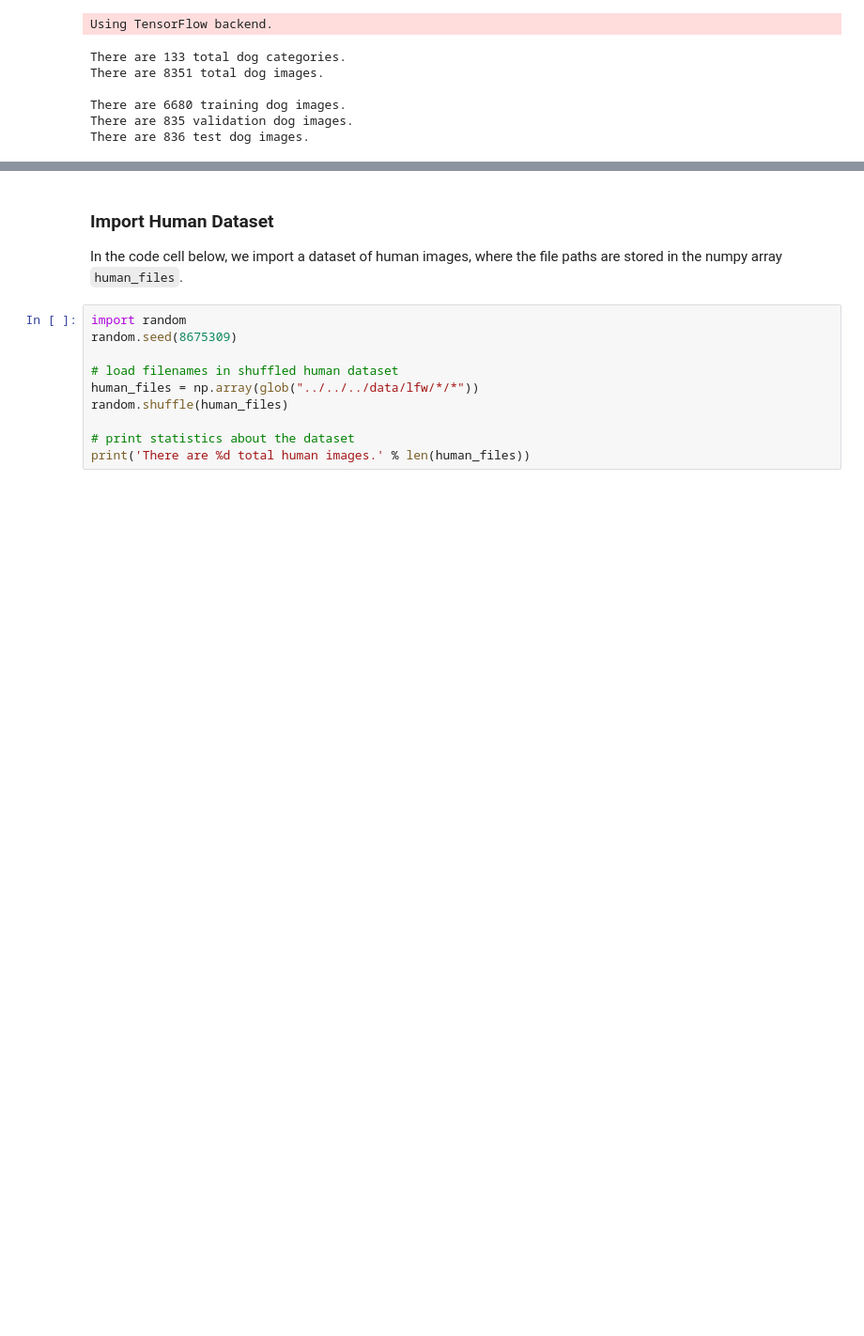
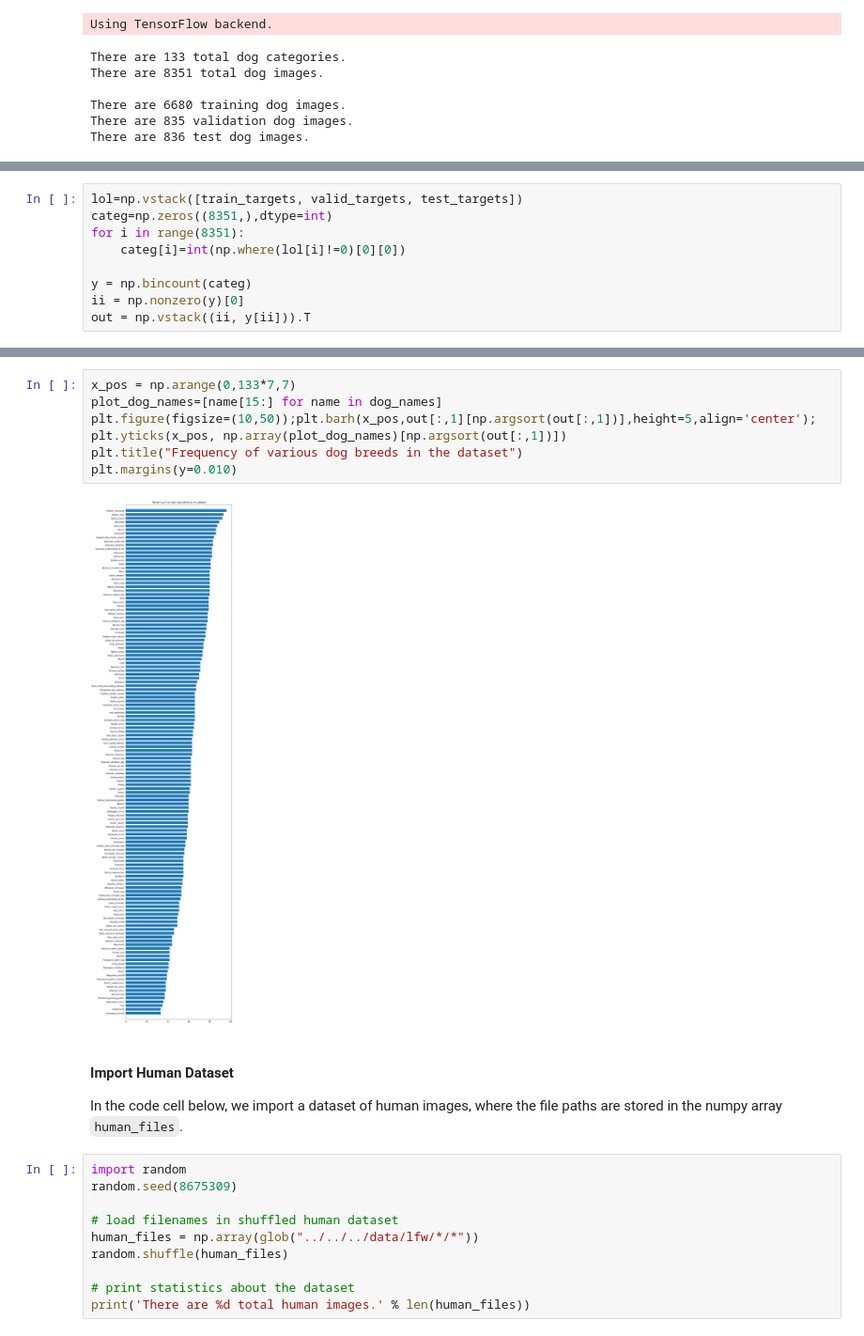
Before and after one commit to ankitpt/dog_breed_classifier, a Jupyter notebook: dog_app.ipynb, the cells around one changed output, grey strips where cells are left out. Shown at 94% size. Cells and saved outputs as stored; diff of their text form; blank space fills up the shorter version.

```diff
--- a/dog_app.ipynb
+++ b/dog_app.ipynb
@@ -93,0 +109,9 @@ There are 836 test dog images.
+# %%
+lol=np.vstack([train_targets, valid_targets, test_targets])
+categ=np.zeros((8351,),dtype=int)
+for i in range(8351):
+    categ[i]=int(np.where(lol[i]!=0)[0][0])
+
+y = np.bincount(categ)
+ii = np.nonzero(y)[0]
+out = np.vstack((ii, y[ii])).T
@@ -94,5 +132,14 @@ There are 836 test dog images.
+# %%
+x_pos = np.arange(0,133*7,7)
+plot_dog_names=[name[15:] for name in dog_names]
+plt.figure(figsize=(10,50));plt.barh(x_pos,out[:,1][np.argsort(out[:,1])],height=5,align='center');
+plt.yticks(x_pos, np.array(plot_dog_names)[np.argsort(out[:,1])])
+plt.title("Frequency of various dog breeds in the dataset")
+plt.margins(y=0.010)
+# %% [output]
+[figure, added]
 # %% [markdown]
-### Import Human Dataset
+#### Import Human Dataset
 
 In the code cell below, we import a dataset of human images, where the file paths are stored in the numpy array `human_files`.
 # %%
```
Also changed, not shown: parts of 13 cells of this notebook.
